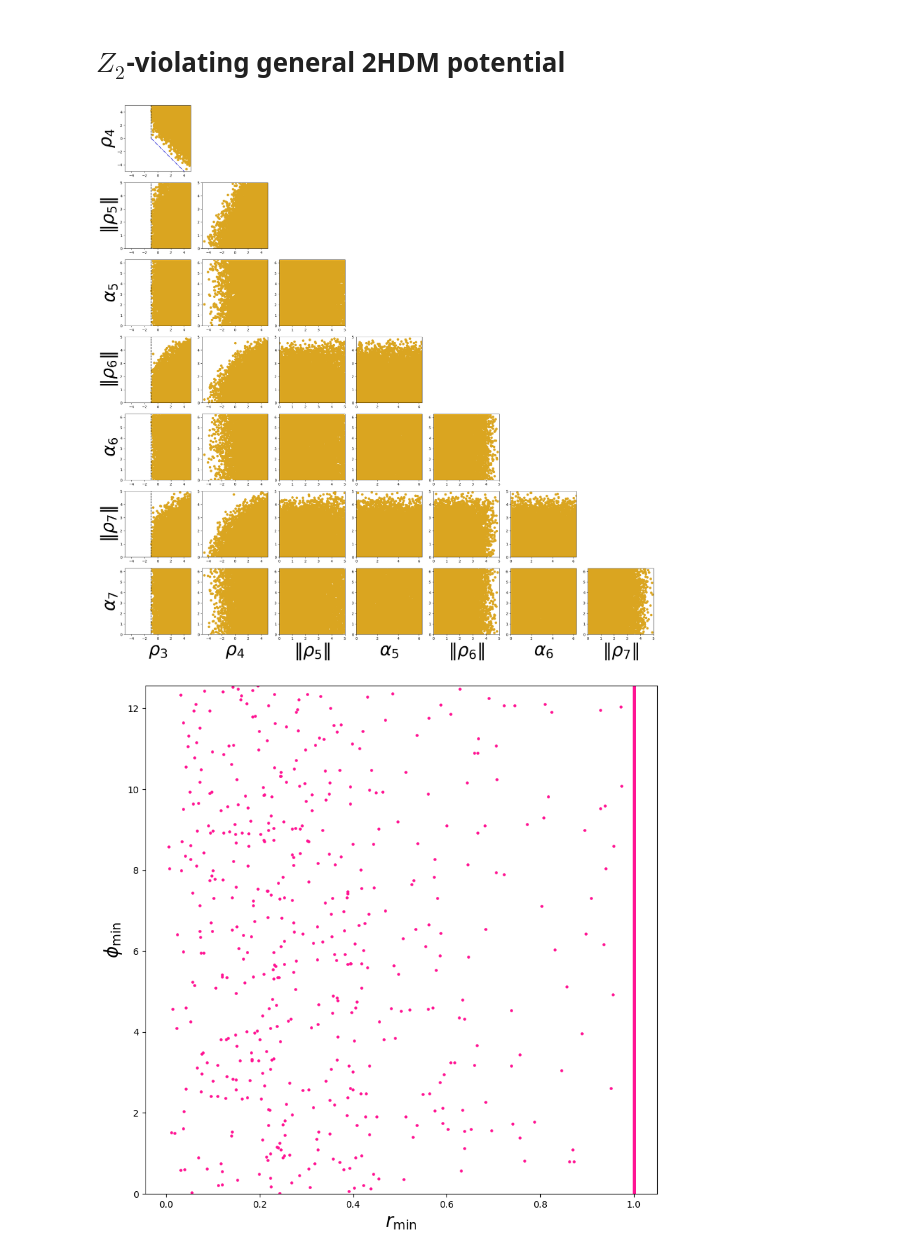
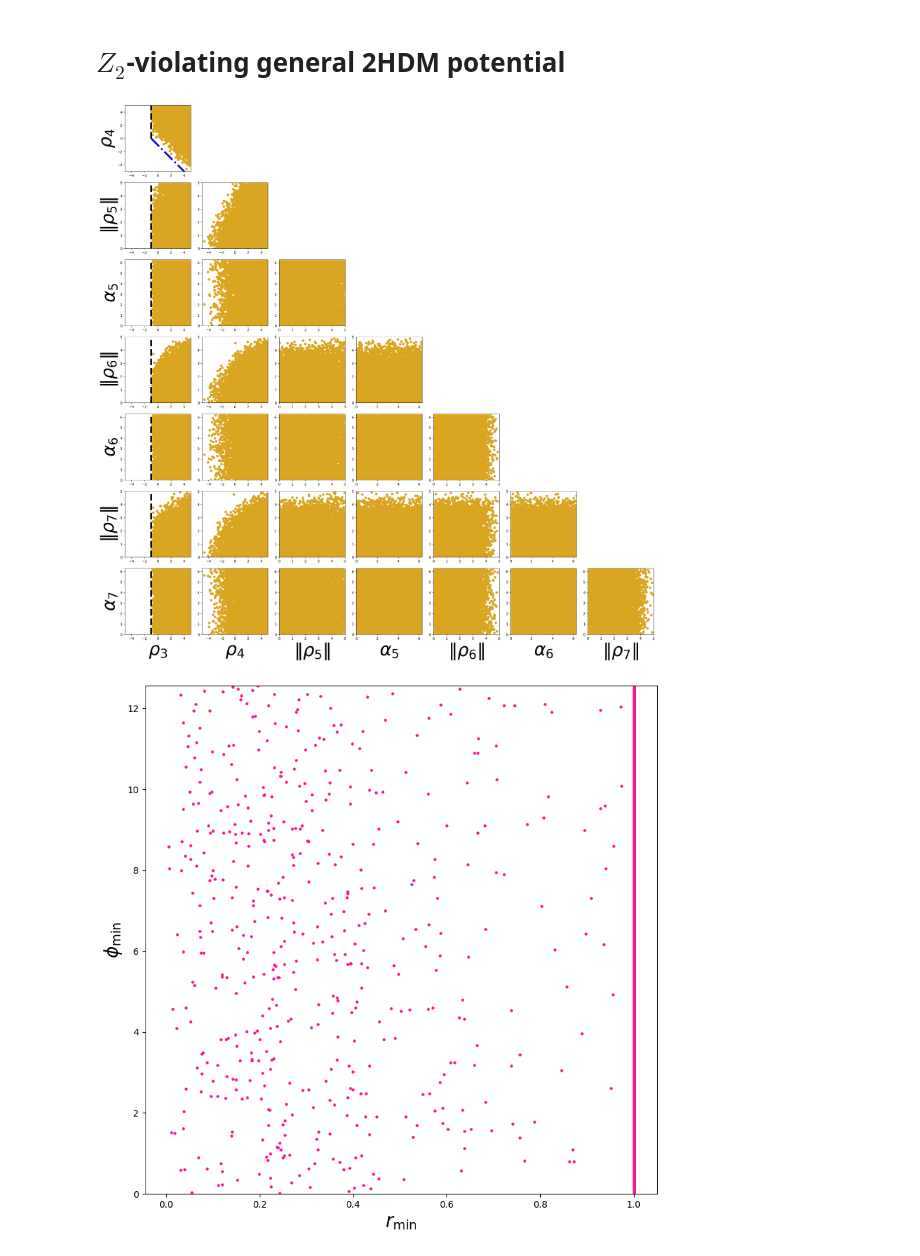
Before and after one commit to jdlpv/Theoretical-constraints-on-beyond-Standard-Model-extensions-of-the-Higgs-potential, a Jupyter notebook: parameter_visualizer.ipynb, the cells around one changed output. Drawn from its saved outputs; the diff is of its cells as text; code cells hidden in the pictures.

Commit message:
Add linewidth

```diff
--- a/parameter_visualizer.ipynb
+++ b/parameter_visualizer.ipynb
@@ -18,8 +18,8 @@ ax.set_ylabel(r'$\rho_{4}$',fontsize=font_size)
 ax.set_xlim([-5, 5])
 ax.set_ylim([-5, 5])
 
-plt.plot(np.linspace(-1,-1,100),np.linspace(0,5,100),color='black',linestyle='--')
-plt.plot(np.linspace(-1,5,100),-1-np.linspace(-1,5,100),color='mediumblue',linestyle='-.')
+plt.plot(np.linspace(-1,-1,100),np.linspace(0,5,100),color='black',linestyle='--',linewidth=5)
+plt.plot(np.linspace(-1,5,100),-1-np.linspace(-1,5,100),color='mediumblue',linestyle='-.',linewidth=5)
 
 ax = fig.add_subplot(8,8,17)
 
@@ -29,7 +29,7 @@ ax.set_ylabel(r'$\|\rho_{5}\|$',fontsize=font_size)
 ax.set_xlim([-5, 5])
 ax.set_ylim([0, 5])
 
-plt.plot(np.linspace(-1,-1,100),np.linspace(0,5,100),color='black',linestyle='--')
+plt.plot(np.linspace(-1,-1,100),np.linspace(0,5,100),color='black',linestyle='--',linewidth=5)
 
 ax = fig.add_subplot(8,8,18)
 
@@ -45,7 +45,7 @@ ax.scatter(Z2_violating_valid_values[:,0], Z2_violating_valid_values[:,3],color=
 ax.set_ylabel(r'$\alpha_{5}$',fontsize=font_size)
 ax.set_xlim([-5, 5])
 ax.set_ylim([0, 2*np.pi])
-plt.plot(np.linspace(-1,-1,100),np.linspace(0,2*np.pi,100),color='black',linestyle='--')
+plt.plot(np.linspace(-1,-1,100),np.linspace(0,2*np.pi,100),color='black',linestyle='--',linewidth=5)
 
 ax = fig.add_subplot(8,8,26)
 
@@ -68,7 +68,7 @@ ax.scatter(Z2_violating_valid_values[:,0], Z2_violating_valid_values[:,4],color=
 ax.set_ylabel(r'$\|\rho_{6}\|$',fontsize=font_size)
 ax.set_xlim([-5, 5])
 ax.set_ylim([0, 5])
-plt.plot(np.linspace(-1,-1,100),np.linspace(0,5,100),color='black',linestyle='--')
+plt.plot(np.linspace(-1,-1,100),np.linspace(0,5,100),color='black',linestyle='--',linewidth=5)
 
 ax = fig.add_subplot(8,8,34)
 
@@ -98,7 +98,7 @@ ax.scatter(Z2_violating_valid_values[:,0], Z2_violating_valid_values[:,5],color=
 ax.set_xlim([-5, 5])
 ax.set_ylim([0, 2*np.pi])
 ax.set_ylabel(r'$\alpha_{6}$',fontsize=font_size)
-plt.plot(np.linspace(-1,-1,100),np.linspace(0,2*np.pi,100),color='black',linestyle='--')
+plt.plot(np.linspace(-1,-1,100),np.linspace(0,2*np.pi,100),color='black',linestyle='--',linewidth=5)
 
 ax = fig.add_subplot(8,8,42)
 
@@ -135,7 +135,7 @@ ax.scatter(Z2_violating_valid_values[:,0], Z2_violating_valid_values[:,6],color=
 ax.set_ylabel(r'$\|\rho_{7}\|$',fontsize=font_size)
 ax.set_xlim([-5, 5])
 ax.set_ylim([0, 5])
-plt.plot(np.linspace(-1,-1,100),np.linspace(0,5,100),color='black',linestyle='--')
+plt.plot(np.linspace(-1,-1,100),np.linspace(0,5,100),color='black',linestyle='--',linewidth=5)
 
 ax = fig.add_subplot(8,8,50)
 
@@ -180,7 +180,7 @@ ax.set_xlabel(r'$\rho_{3}$',fontsize=font_size)
 ax.set_ylabel(r'$\alpha_{7}$',fontsize=font_size)
 ax.set_xlim([-5, 5])
 ax.set_ylim([0, 2*np.pi])
-plt.plot(np.linspace(-1,-1,100),np.linspace(0,2*np.pi,100),color='black',linestyle='--')
+plt.plot(np.linspace(-1,-1,100),np.linspace(0,2*np.pi,100),color='black',linestyle='--',linewidth=5)
 
 ax = fig.add_subplot(8,8,58)
 
@@ -206,34 +206,34 @@ ax.set_xlabel(r'$\alpha_{5}$',fontsize=font_size)
 ax.set_xlim([0, 2*np.pi])
 ax.set_ylim([0, 2*np.pi])
 
 ax = fig.add_subplot(8,8,61)
 
 ax.scatter(Z2_violating_valid_values[:,4], Z2_violating_valid_values[:,7],color='goldenrod')
 
 ax.set_xlabel(r'$\|\rho_{6}\|$',fontsize=font_size)
 ax.set_xlim([0, 5])
 ax.set_ylim([0, 2*np.pi])
 
 ax = fig.add_subplot(8,8,62)
 
 ax.scatter(Z2_violating_valid_values[:,5], Z2_violating_valid_values[:,7],color='goldenrod')
 
 ax.set_xlabel(r'$\alpha_{6}$',fontsize=font_size)
 ax.set_xlim([0, 2*np.pi])
 ax.set_ylim([0, 2*np.pi])
 
 ax = fig.add_subplot(8,8,63)
 
 ax.scatter(Z2_violating_valid_values[:,6], Z2_violating_valid_values[:,7],color='goldenrod')
 
 ax.set_xlabel(r'$\|\rho_{7}\|$',fontsize=font_size)
 ax.set_xlim([0, 5])
 ax.set_ylim([0, 2*np.pi])
 
 plt.tight_layout()
 plt.show()
 # %% [output]
-[figure, old version]
+[figure, new version]
 # %%
 fig = plt.figure(figsize=(10,10))
 
```
Also changed, not shown: parts of 4 cells of this notebook.
